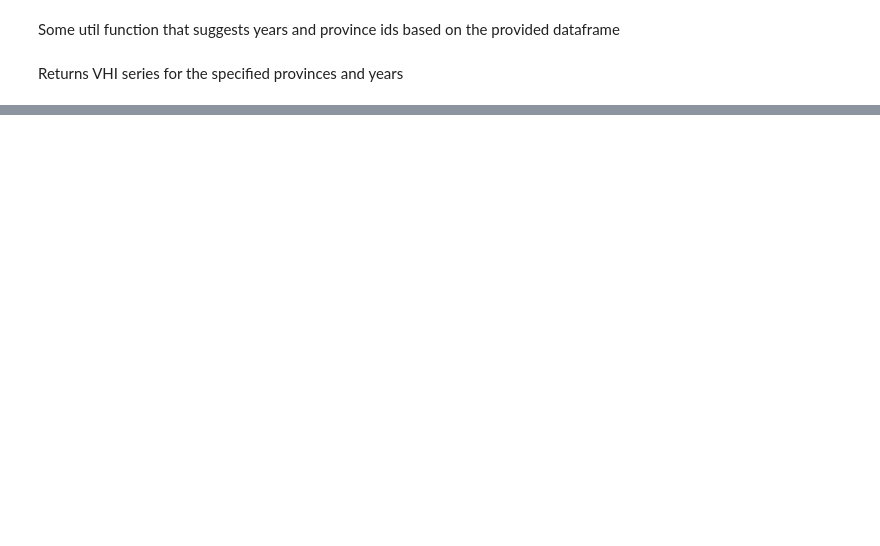
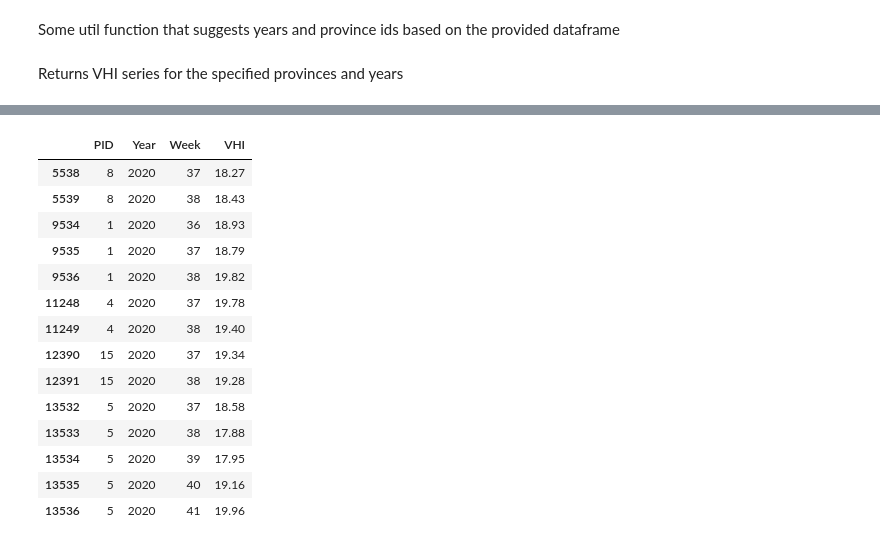
Before and after one commit to looomenn/uni-labs, a Jupyter notebook: y24s04/dpat/lab02/src/main.ipynb, the cells around one changed output, grey strips where cells are left out. Cells and saved outputs as stored; diff of their text form; code cells hidden in the pictures; blank space fills up the shorter version.

Commit message:
update: DPAT - lab02 - src update
analyse() function development

```diff
--- a/y24s04/dpat/lab02/src/main.ipynb
+++ b/y24s04/dpat/lab02/src/main.ipynb
@@ -380,0 +480,46 @@ get_vhi_range(df, [1, 22, 24], [2022, 2019])
+# %%
+def analyse(dataframe: pd.DataFrame, vhi_threshold: int, affected: int) -> pd.DataFrame | None:
+    """
+    Analyze years when extreme droughts affected more than a specified percentage of provinces.
+
+    :param dataframe:
+    :param vhi_threshold:
+    :param affected:
+    :return:
+    """
+
+    temp = dataframe[dataframe['VHI'] <= vhi_threshold]
+
+    if temp.empty:
+        print(f"[!] There are no entries in the DataFrame with VHI below or equal to the given threshold({vhi_threshold}) value")
+        return
+
+    temp_year = temp.groupby('Year')['PID'].nunique()
+
+    total = dataframe['PID'].nunique()
+
+    min_affected_provinces = int(total * affected / 100)
+
+    notable = temp_year[temp_year >= min_affected_provinces].index.tolist()
+
+    result = temp[temp['Year'].isin(notable)]
+
+    return result[['PID', 'Year', 'Week', 'VHI']]
+# %%
+analyse(df, 20, 20)
+# %% [output]
+|  | PID | Year | Week | VHI |
+| 5538 | 8 | 2020 | 37 | 18.27 |
+| 5539 | 8 | 2020 | 38 | 18.43 |
+| 9534 | 1 | 2020 | 36 | 18.93 |
+| 9535 | 1 | 2020 | 37 | 18.79 |
+| 9536 | 1 | 2020 | 38 | 19.82 |
+| 11248 | 4 | 2020 | 37 | 19.78 |
+| 11249 | 4 | 2020 | 38 | 19.40 |
+| 12390 | 15 | 2020 | 37 | 19.34 |
+| 12391 | 15 | 2020 | 38 | 19.28 |
+| 13532 | 5 | 2020 | 37 | 18.58 |
+| 13533 | 5 | 2020 | 38 | 17.88 |
+| 13534 | 5 | 2020 | 39 | 17.95 |
+| 13535 | 5 | 2020 | 40 | 19.16 |
+| 13536 | 5 | 2020 | 41 | 19.96 |
```
Also changed, not shown: parts of 9 cells of this notebook.
